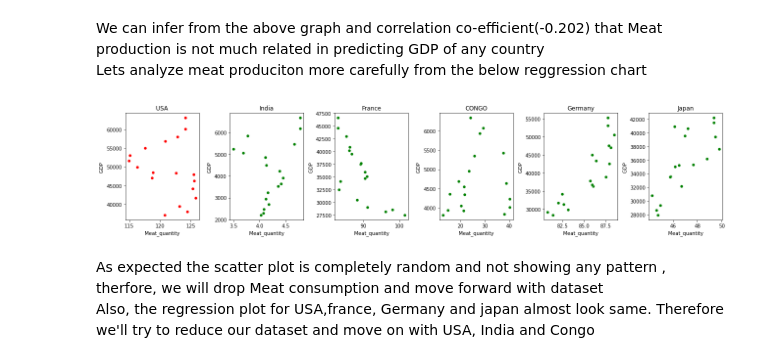
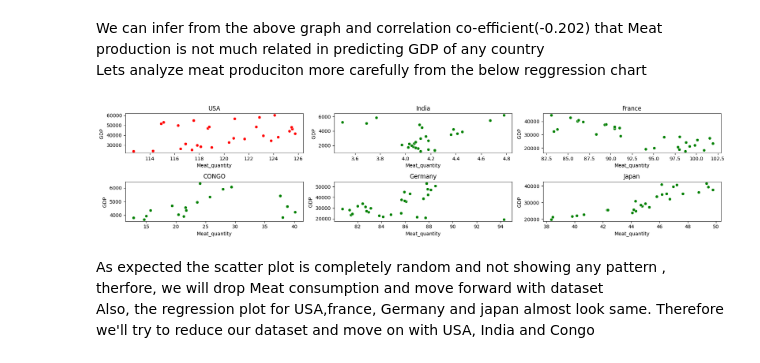
Before and after one commit to NeerajG03/Economic-Growth-Versus-Factors-expenditure-consumption-and-production, a Jupyter notebook: Set1.ipynb, the cells around one changed output. Saved outputs shown, nothing was run; the diff lists cells and outputs as text; code cells hidden in the pictures.

```diff
--- a/Set1.ipynb
+++ b/Set1.ipynb
@@ -189,25 +184,25 @@ Cereal produced: 0.8702164512359019
 We can infer from the above graph and correlation co-efficient(-0.202) that Meat production is not much related in predicting GDP of any country<br>
 Lets analyze meat produciton more carefully from the below reggression chart
 # %%
-
+USA_data = data[data.Code == 'USA']
 IND_data = data[data.Code == 'IND']
 FRA_data = data[data.Code == 'FRA']
 COG_data = data[data.Code == 'COG']
 DEU_data = data[data.Code == 'DEU']
 JPN_data = data[data.Code == 'JPN']
 
 plt.rcParams["figure.figsize"] = [18.00, 4.0]
 plt.rcParams["figure.autolayout"] = True
-f, axes = plt.subplots(1, 6)
-sns.scatterplot(data=USA_data, x="Meat_quantity", y="GDP ", color ="red",ax=axes[0]).set(title='USA')
-sns.scatterplot(data=IND_data, x="Meat_quantity", y="GDP ", color ="green", ax=axes[1]).set(title='India')
-sns.scatterplot(data=FRA_data, x="Meat_quantity", y="GDP ", color ="green", ax=axes[2]).set(title='France')
-sns.scatterplot(data=COG_data, x="Meat_quantity", y="GDP ", color ="green", ax=axes[3]).set(title='CONGO')
-sns.scatterplot(data=DEU_data, x="Meat_quantity", y="GDP ", color ="green", ax=axes[4]).set(title='Germany')
-sns.scatterplot(data=JPN_data, x="Meat_quantity", y="GDP ", color ="green", ax=axes[5]).set(title='Japan')
+f, axes = plt.subplots(2, 3,)
+sns.scatterplot(data=USA_data, x="Meat_quantity", y="GDP ", color ="red",ax=axes[0][0]).set(title='USA')
+sns.scatterplot(data=IND_data, x="Meat_quantity", y="GDP ", color ="green", ax=axes[0][1]).set(title='India')
+sns.scatterplot(data=FRA_data, x="Meat_quantity", y="GDP ", color ="green", ax=axes[0][2]).set(title='France')
+sns.scatterplot(data=COG_data, x="Meat_quantity", y="GDP ", color ="green", ax=axes[1][0]).set(title='CONGO')
+sns.scatterplot(data=DEU_data, x="Meat_quantity", y="GDP ", color ="green", ax=axes[1][1]).set(title='Germany')
+sns.scatterplot(data=JPN_data, x="Meat_quantity", y="GDP ", color ="green", ax=axes[1][2]).set(title='Japan')
 plt.show()
 # %% [output]
-[figure, old version]
+[figure, new version]
 # %% [markdown]
 As expected the scatter plot is completely random and not showing any pattern , therfore, we will drop Meat consumption and move forward with dataset
 <br>Also, the regression plot for USA,france, Germany and japan almost look same. Therefore we'll try to reduce our dataset and move on with USA, India and Congo
```
Also changed, not shown: parts of 2 cells of this notebook, 5 other files.
